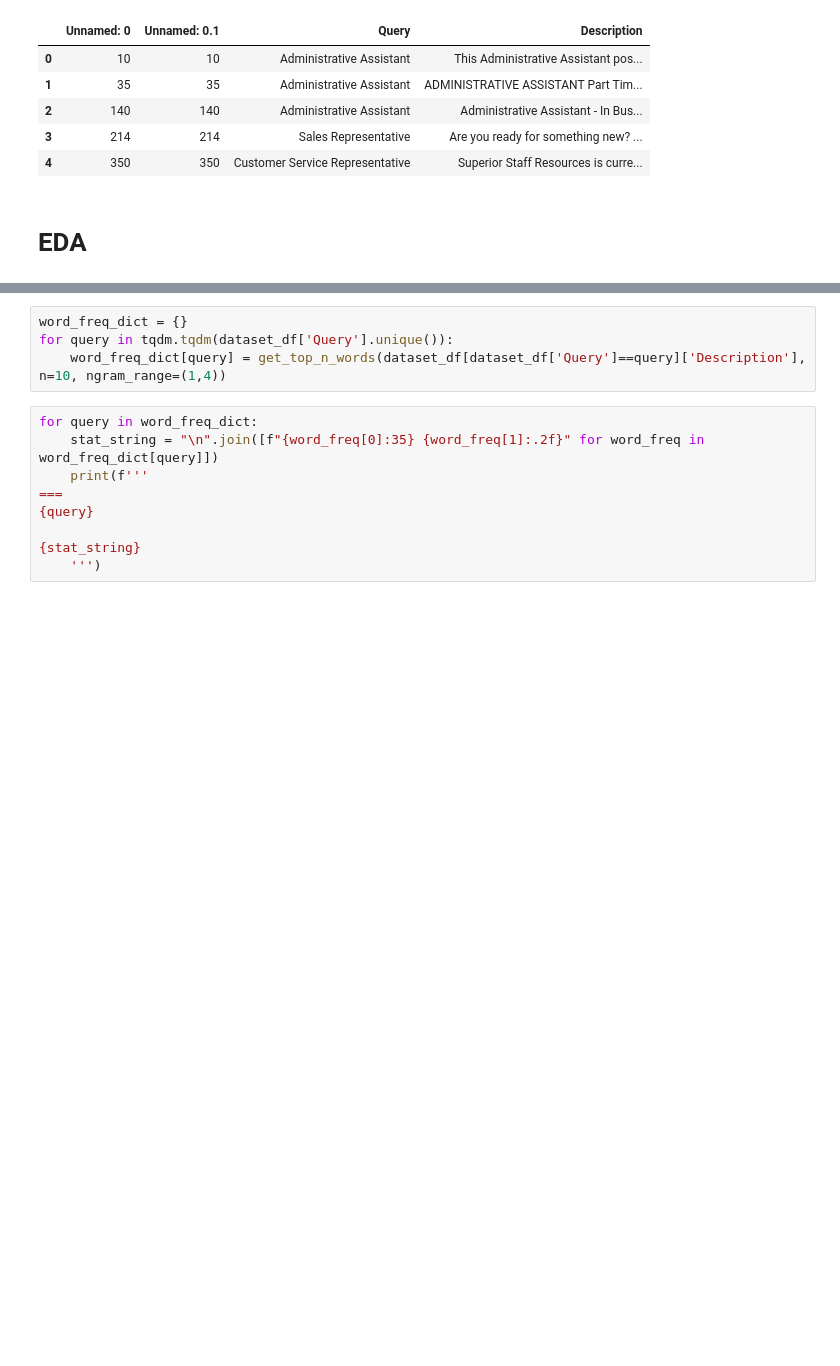
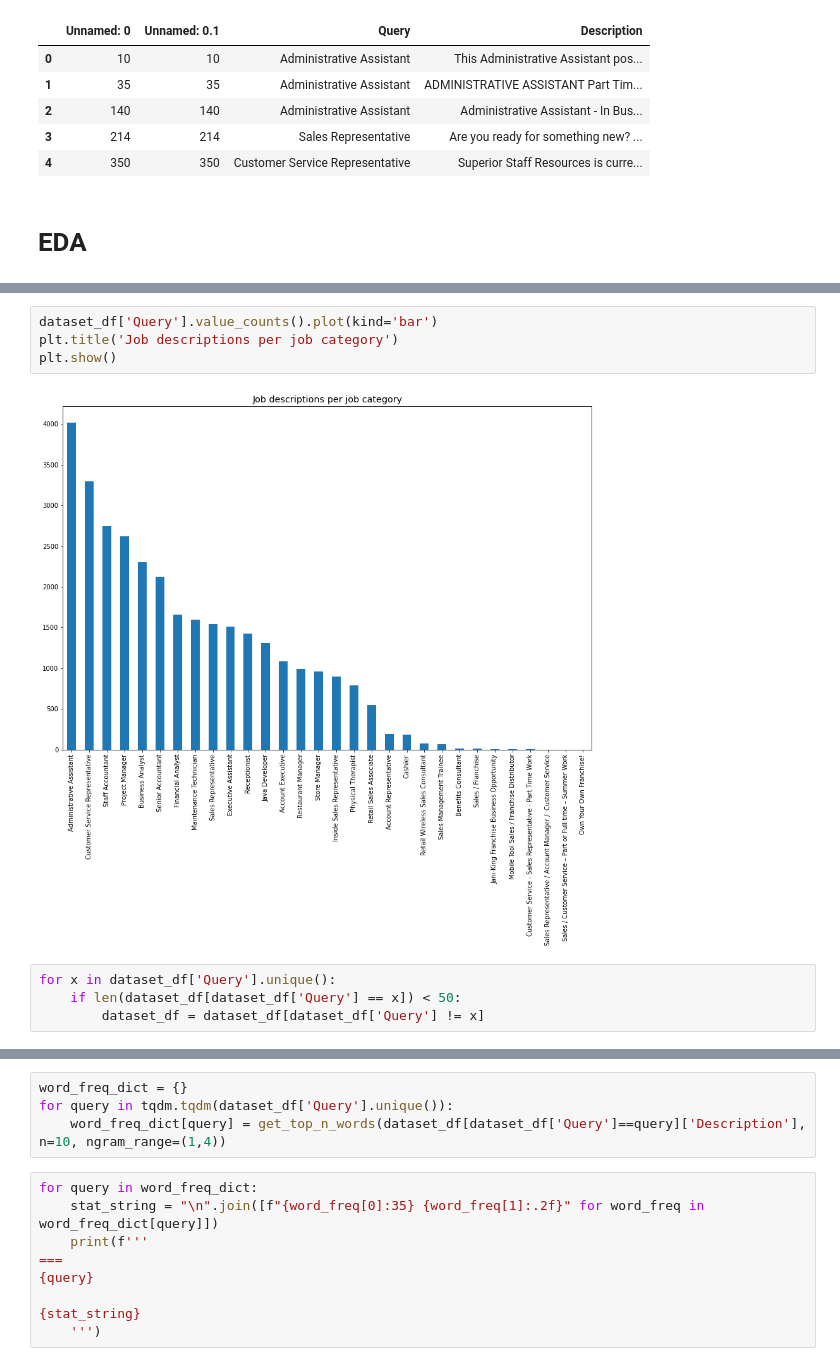
Before and after one commit to Solvve/ml_job_classifier, a Jupyter notebook: job_classification_example.ipynb, the cells around one changed output, grey strips where cells are left out. Saved outputs shown, nothing was run; the diff lists cells and outputs as text; blank space fills up the shorter version.

```diff
--- a/job_classification_example.ipynb
+++ b/job_classification_example.ipynb
@@ -150,4 +152,14 @@ Description     72292
 dtype: int64
+# %%
+dataset_df['Query'].value_counts().plot(kind='bar')
+plt.title('Job descriptions per job category')
+plt.show()
+# %% [output]
+[figure, added]
+# %%
+for x in dataset_df['Query'].unique():
+    if len(dataset_df[dataset_df['Query'] == x]) < 50:
+        dataset_df = dataset_df[dataset_df['Query'] != x]
 # %%
 dataset_df['Query'].value_counts().plot(kind='bar')
 plt.title('Job descriptions per job category')
```
Also changed, not shown: parts of 15 cells of this notebook.
